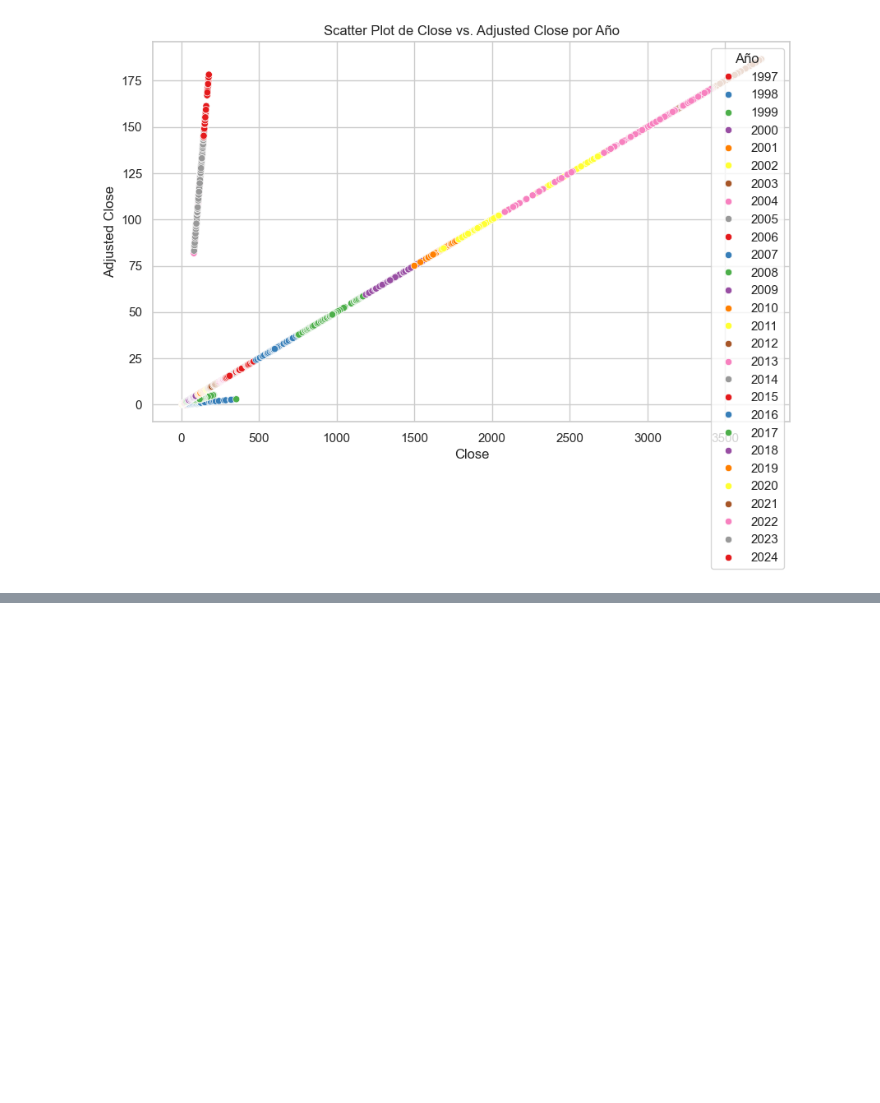
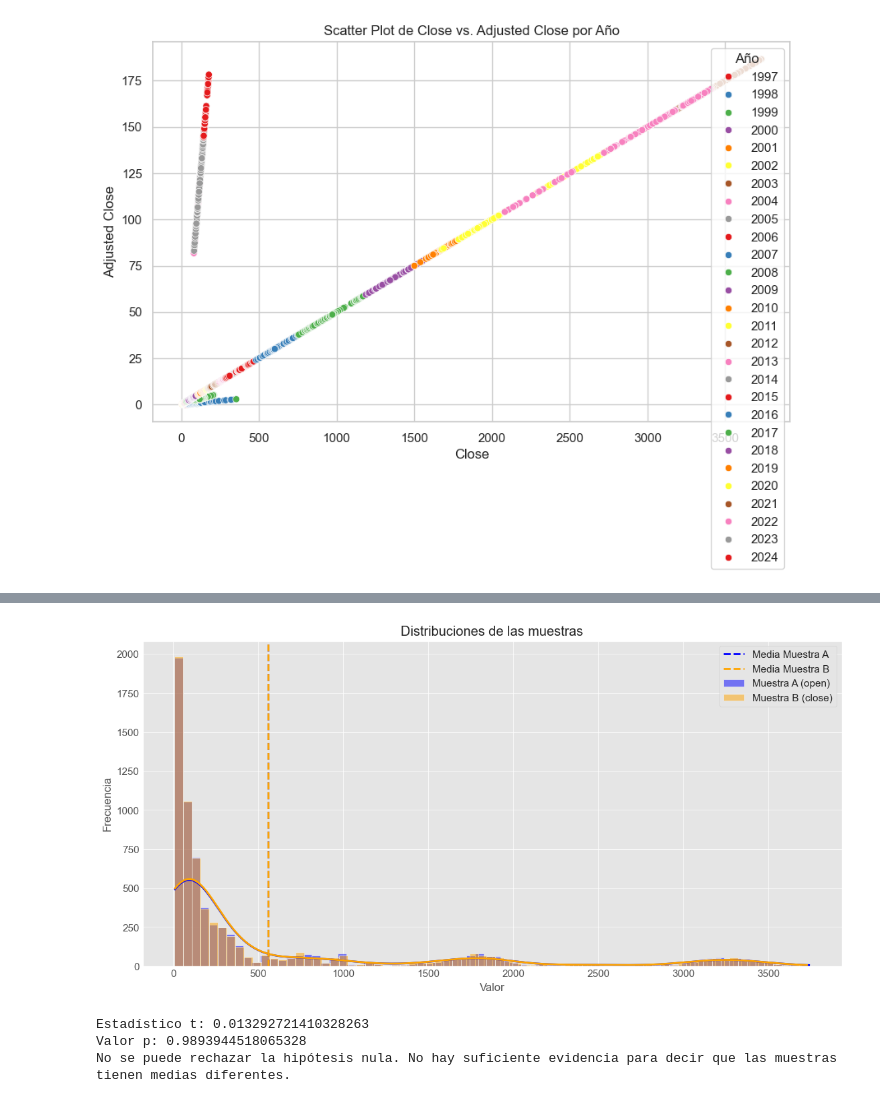
Before and after one commit to ancarye/proyecto_mod_3, a Jupyter notebook: proyecto_modulo_3.ipynb, the cells around one changed output, grey strips where cells are left out. Drawn from its saved outputs; the diff is of its cells as text; code cells hidden in the pictures; blank space fills up the shorter version.

```diff
--- a/proyecto_modulo_3.ipynb
+++ b/proyecto_modulo_3.ipynb
@@ -1014,0 +1043,37 @@ plt.show()
+# %%
+sample_a = df['open']  # Muestra A, por ejemplo 'open'
+sample_b = df['close']  # Muestra B, por ejemplo 'close'
+
+# Realizar la prueba t de Student
+t_statistic, p_value = stats.ttest_ind(sample_a, sample_b)
+
+# Visualización de las distribuciones de las muestras y la ubicación de las medias
+plt.figure(figsize=(12, 6))
+
+sns.histplot(sample_a, color='blue', label='Muestra A (open)', kde=True)
+sns.histplot(sample_b, color='orange', label='Muestra B (close)', kde=True)
+
+plt.axvline(sample_a.mean(), color='blue', linestyle='dashed', linewidth=2, label='Media Muestra A')
+plt.axvline(sample_b.mean(), color='orange', linestyle='dashed', linewidth=2, label='Media Muestra B')
+
+plt.xlabel('Valor')
+plt.ylabel('Frecuencia')
+plt.title('Distribuciones de las muestras')
+plt.legend()
+plt.show()
+
+# Imprimir el resultado de la prueba
+print("Estadístico t:", t_statistic)
+print("Valor p:", p_value)
+
+# Interpretación del resultado
+alpha = 0.05  # Nivel de significancia
+if p_value < alpha:
+    print("Se rechaza la hipótesis nula. Hay evidencia suficiente para decir que las muestras tienen medias diferentes.")
+else:
+    print("No se puede rechazar la hipótesis nula. No hay suficiente evidencia para decir que las muestras tienen medias diferentes.")
+# %% [output]
+[figure, added]
+Estadístico t: 0.013292721410328263
+Valor p: 0.9893944518065328
+No se puede rechazar la hipótesis nula. No hay suficiente evidencia para decir que las muestras tienen medias diferentes.
```
Also changed, not shown: parts of 7 cells of this notebook.
